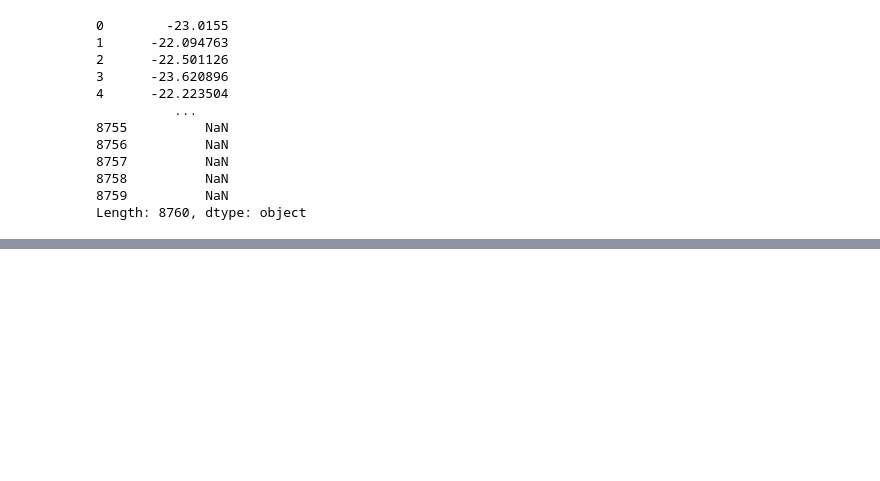
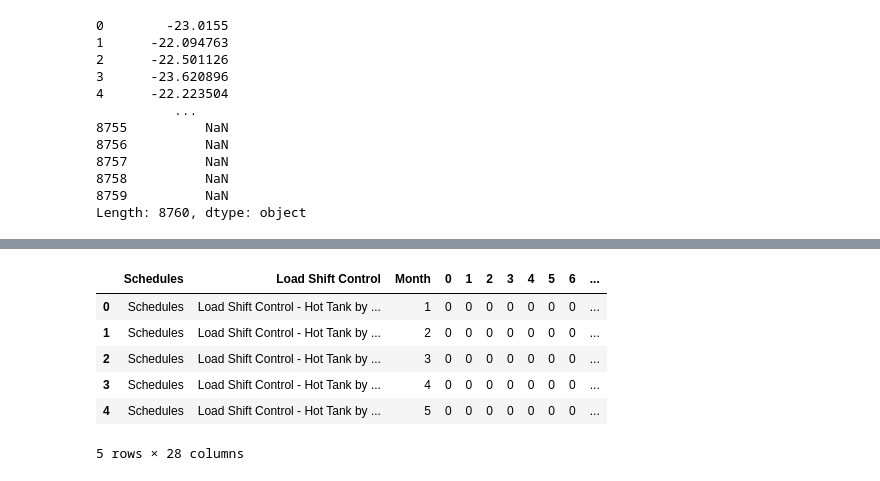
Before and after one commit to NikitaKhatwani/District-system---Engineering-model, a Jupyter notebook: UCSB_CUP Heat pump TES.ipynb, the cells around one changed output, grey strips where cells are left out. Saved outputs shown, nothing was run; the diff lists cells and outputs as text; code cells hidden in the pictures; blank space fills up the shorter version.

```diff
--- a/UCSB_CUP Heat pump TES.ipynb
+++ b/UCSB_CUP Heat pump TES.ipynb
@@ -93,0 +137,16 @@ Length: 8760, dtype: object
+# %%
+#CUP inputs
+timeStamp = dateTime_df
+hotTank_schedule = hotTank_schedule1_inputs_df
+coldTank_schedule = coldTank_schedule2_inputs_df
+
+totalCooling_load=buildingMixing_output["Total Cooling Load (Btu/h)"]
+hotTank_schedule.head()
+# %% [output]
+|  | Schedules | Load Shift Control | Month | 0 | 1 | 2 | 3 | 4 | 5 | 6 | ... |
+| 0 | Schedules | Load Shift Control - Hot Tank by ... | 1 | 0 | 0 | 0 | 0 | 0 | 0 | 0 | ... |
+| 1 | Schedules | Load Shift Control - Hot Tank by ... | 2 | 0 | 0 | 0 | 0 | 0 | 0 | 0 | ... |
+| 2 | Schedules | Load Shift Control - Hot Tank by ... | 3 | 0 | 0 | 0 | 0 | 0 | 0 | 0 | ... |
+| 3 | Schedules | Load Shift Control - Hot Tank by ... | 4 | 0 | 0 | 0 | 0 | 0 | 0 | 0 | ... |
+| 4 | Schedules | Load Shift Control - Hot Tank by ... | 5 | 0 | 0 | 0 | 0 | 0 | 0 | 0 | ... |
+5 rows × 28 columns
```
Also changed, not shown: parts of 11 cells of this notebook, 9 other files.
